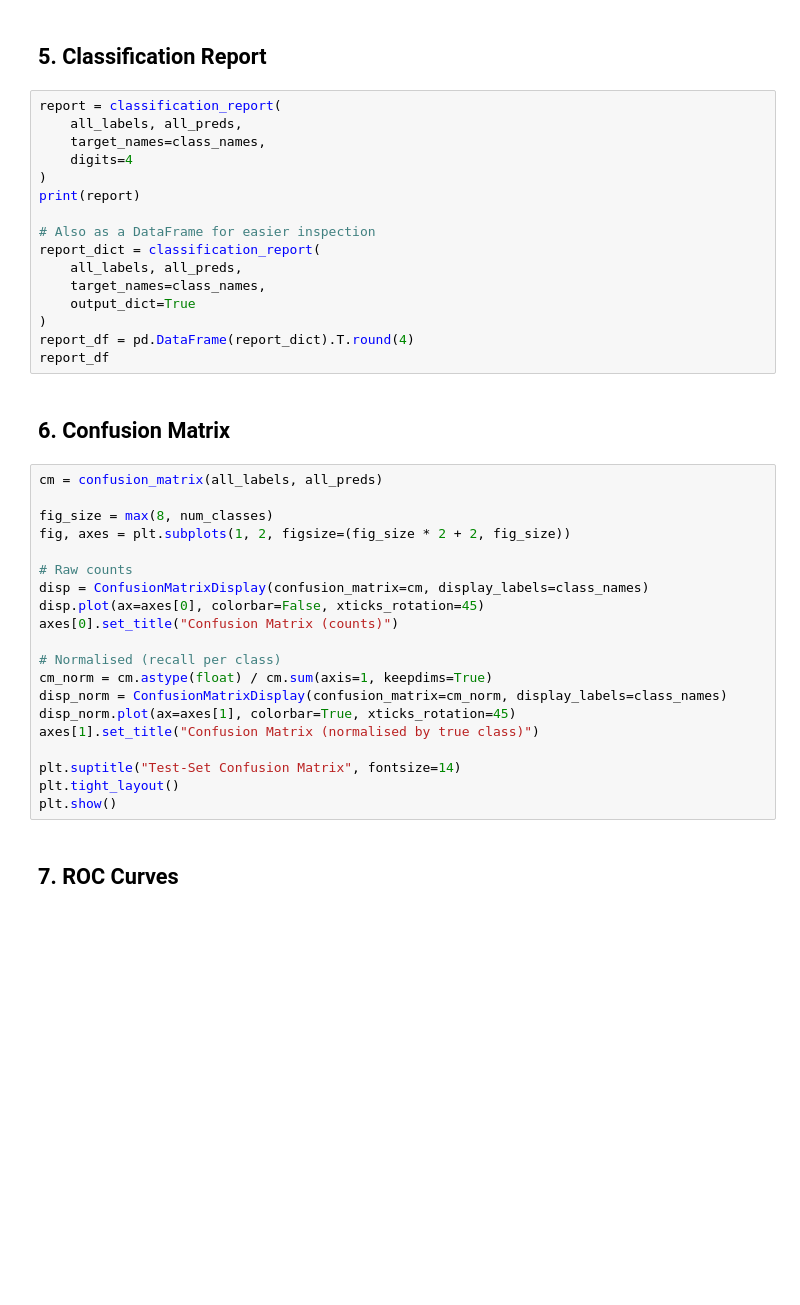
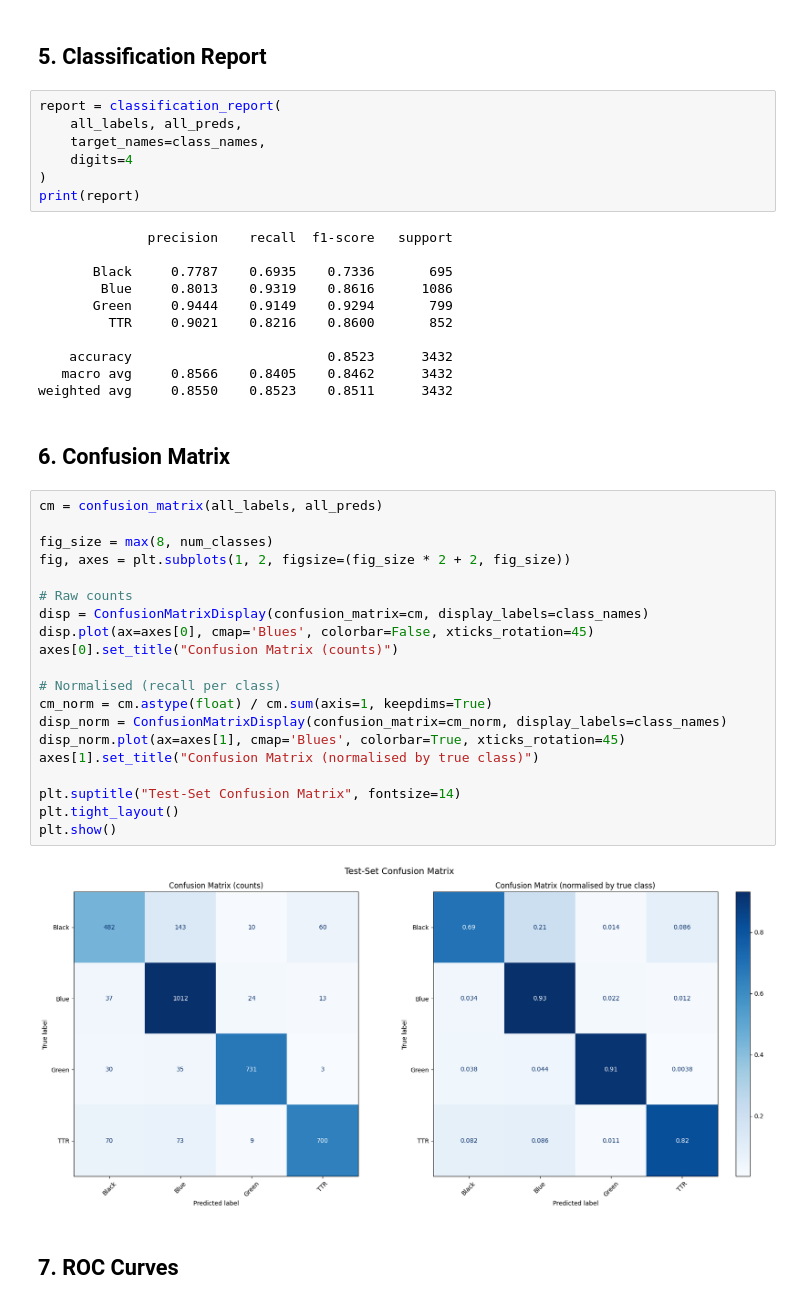
Before and after one commit to camdnnn/617-Assignment-2, a Jupyter notebook: src/evaluation/evaluate.ipynb, the cells around one changed output. Drawn from its saved outputs; the diff is of its cells as text; blank space fills up the shorter version.

```diff
--- a/src/evaluation/evaluate.ipynb
+++ b/src/evaluation/evaluate.ipynb
@@ -184,37 +187,41 @@ report = classification_report(
     digits=4
 )
 print(report)
-
-# Also as a DataFrame for easier inspection
-report_dict = classification_report(
-    all_labels, all_preds,
-    target_names=class_names,
-    output_dict=True
-)
-report_df = pd.DataFrame(report_dict).T.round(4)
-report_df
+# %% [output]
+              precision    recall  f1-score   support
+
+       Black     0.7787    0.6935    0.7336       695
+        Blue     0.8013    0.9319    0.8616      1086
+       Green     0.9444    0.9149    0.9294       799
+         TTR     0.9021    0.8216    0.8600       852
+
+    accuracy                         0.8523      3432
+   macro avg     0.8566    0.8405    0.8462      3432
+weighted avg     0.8550    0.8523    0.8511      3432
 # %% [markdown]
 ## 6. Confusion Matrix
 # %%
 cm = confusion_matrix(all_labels, all_preds)
 
 fig_size = max(8, num_classes)
 fig, axes = plt.subplots(1, 2, figsize=(fig_size * 2 + 2, fig_size))
 
 # Raw counts
 disp = ConfusionMatrixDisplay(confusion_matrix=cm, display_labels=class_names)
-disp.plot(ax=axes[0], colorbar=False, xticks_rotation=45)
+disp.plot(ax=axes[0], cmap='Blues', colorbar=False, xticks_rotation=45)
 axes[0].set_title("Confusion Matrix (counts)")
 
 # Normalised (recall per class)
 cm_norm = cm.astype(float) / cm.sum(axis=1, keepdims=True)
 disp_norm = ConfusionMatrixDisplay(confusion_matrix=cm_norm, display_labels=class_names)
-disp_norm.plot(ax=axes[1], colorbar=True, xticks_rotation=45)
+disp_norm.plot(ax=axes[1], cmap='Blues', colorbar=True, xticks_rotation=45)
 axes[1].set_title("Confusion Matrix (normalised by true class)")
 
 plt.suptitle("Test-Set Confusion Matrix", fontsize=14)
 plt.tight_layout()
 plt.show()
+# %% [output]
+[figure, added]
 # %% [markdown]
 ## 7. ROC Curves
 # %%
```
Also changed, not shown: parts of 9 cells of this notebook, 2 other files.
